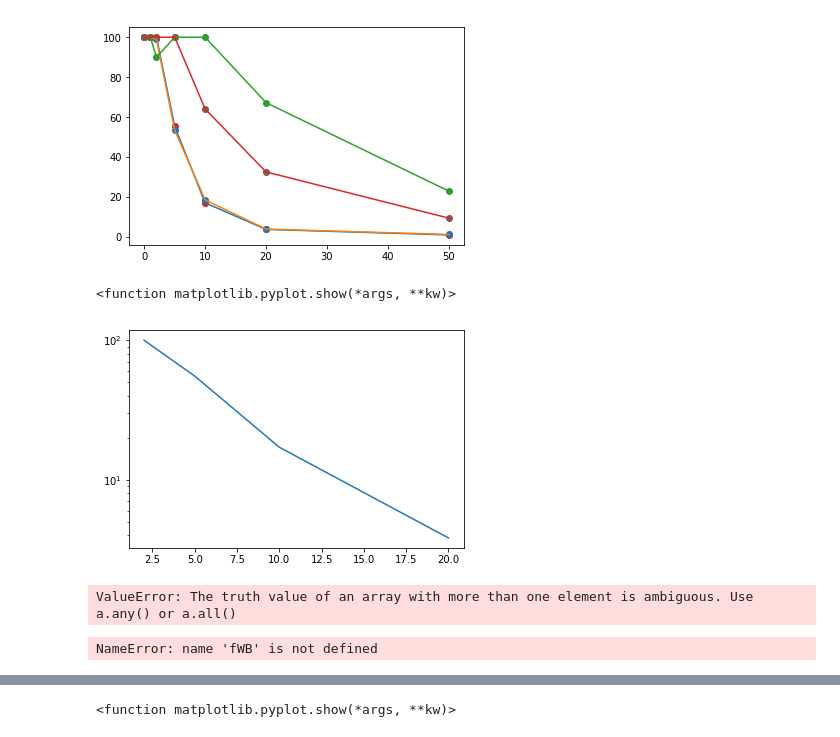
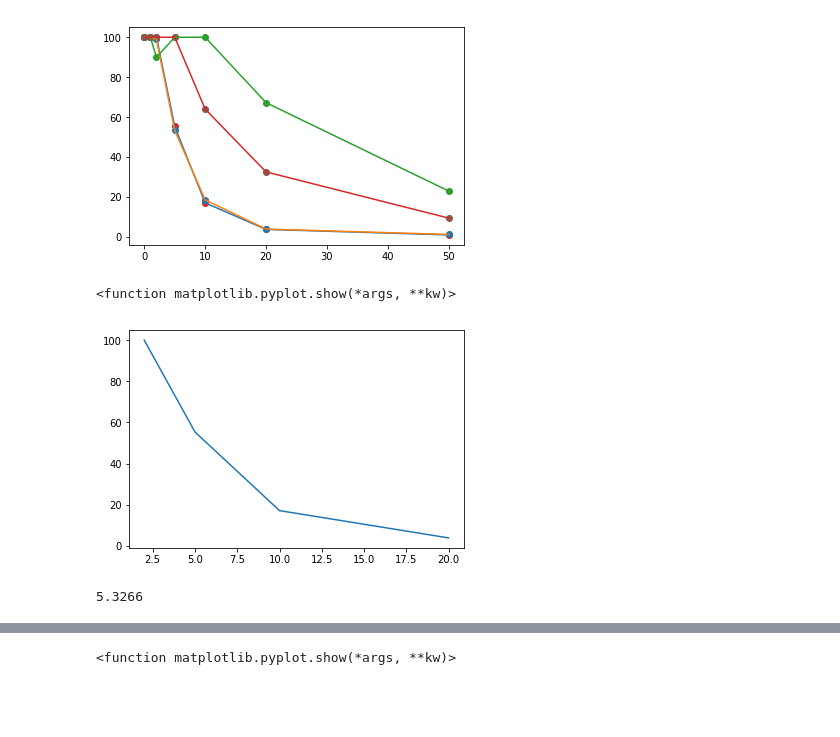
Before and after one commit to SaschaKrakovka/project, a Jupyter notebook: IC50MTZ_12_9_19_1.ipynb, the cells around one changed output, grey strips where cells are left out. Saved outputs shown, nothing was run; the diff lists cells and outputs as text; code cells hidden in the pictures; blank space fills up the shorter version.

```diff
--- a/IC50MTZ_12_9_19_1.ipynb
+++ b/IC50MTZ_12_9_19_1.ipynb
@@ -204,41 +183,34 @@ plt.show
 # %%
 #In this part I automate the selection of the linear part of the curve when looked at in logarithmic scale
 #The first step is to select all points from and including the last point that is 100%
 #For this I create two new data frames per strain
 WB_a  = MTZ_1["WB"]
 Conc_WB = MTZ_1["Conc"]
 #I filter for all that are smaller than 99%
 WB_aH = WB_a <99
 #and ask for the length of that element
 WB_aH = WB_a[WB_aH]
 len(WB_aH)
 
 #In the last step I give the total length minus the length of that element plus the data point exactly before to catch
 #the last point of 100%
 #I than use the same approach plus 3 to make sure I get the last point of 100% plus three more.
 WB_x = Conc_WB[(7-(len(WB_aH)+1)):(7-len(WB_aH)+3)]
 WB_y = WB_a[(7-(len(WB_aH)+1)):(7-len(WB_aH)+3)]
 
-fig, ax = plt.subplots()
-ax.set_yscale('log')
+#fig, ax = plt.subplots()
+#ax.set_yscale('log')
 plt.plot(WB_x,WB_y)
 plt.show
 # %% [output]
 <function matplotlib.pyplot.show(*args, **kw)>
-[figure, old version]
+[figure, new version]
 # %%
 #Now I can use the created lists to fit them to an equation
-from sympy import solve
-
 fWB = np.polyfit(WB_x, np.log(WB_y), 1)
 #Solve the equation
-sWB = solve(fWB[0]*np.log(50)+fWB[1]-y , y)
-sWB = round(sWB[0], 5)
-sWB   #This is quiet far from the value one can read of from the curve above. I will have to optimise this
-#Something is fishy when fitting the line, I have to look over it. Also stopped working for some reason...
+sWB = (np.log(50)-fWB[1])/fWB[0]
+sWB = round(sWB, 5)
+sWB #Fixed it by some pen and paper work with the equation.lel
 # %% [output]
-ValueError: The truth value of an array with more than one element is ambiguous. Use a.any() or a.all()
+5.3266
-# %%
-fWB
-# %% [output]
-NameError: name 'fWB' is not defined
```
Also changed, not shown: parts of 15 cells of this notebook, 4 other files.
